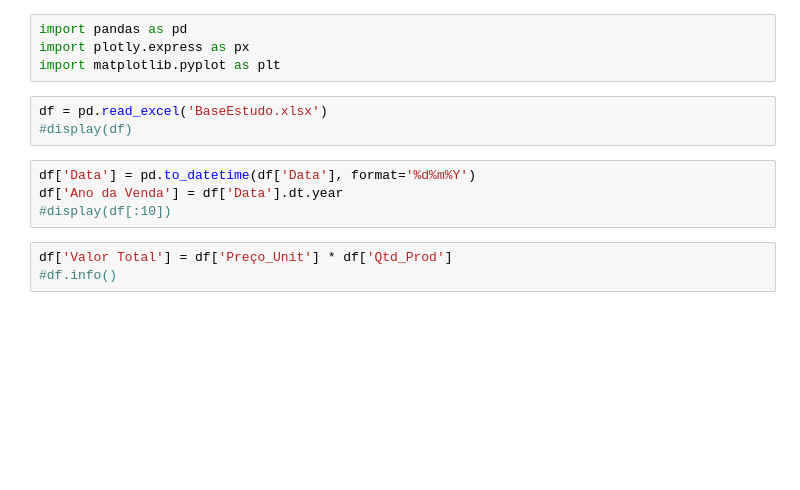
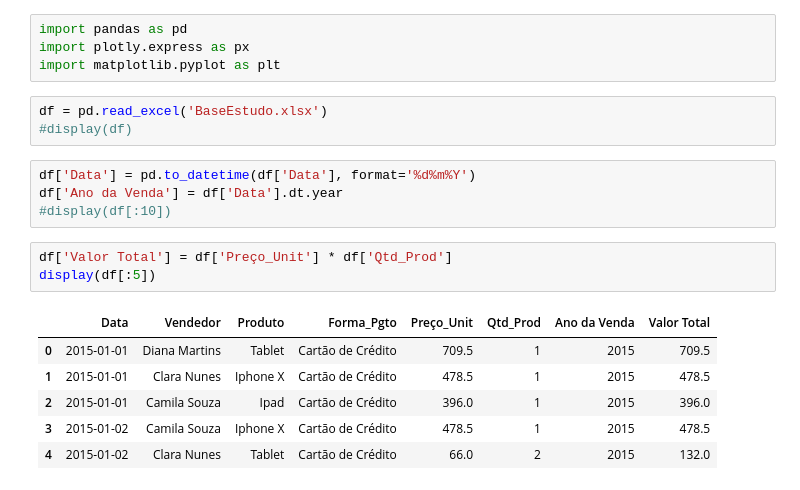
Before and after one commit to fernandomsarnin/newanalyse, a Jupyter notebook: analdadoscolumnmult.ipynb, the cells around one changed output. Cells and saved outputs as stored; diff of their text form; blank space fills up the shorter version.

```diff
--- a/analdadoscolumnmult.ipynb
+++ b/analdadoscolumnmult.ipynb
@@ -11,7 +11,14 @@ df['Ano da Venda'] = df['Data'].dt.year
 #display(df[:10])
 # %%
 df['Valor Total'] = df['Preço_Unit'] * df['Qtd_Prod']
-#df.info()
+display(df[:5])
+# %% [output]
+|  | Data | Vendedor | Produto | Forma_Pgto | Preço_Unit | Qtd_Prod | Ano da Venda | Valor Total |
+| 0 | 2015-01-01 | Diana Martins | Tablet | Cartão de Crédito | 709.5 | 1 | 2015 | 709.5 |
+| 1 | 2015-01-01 | Clara Nunes | Iphone X | Cartão de Crédito | 478.5 | 1 | 2015 | 478.5 |
+| 2 | 2015-01-01 | Camila Souza | Ipad | Cartão de Crédito | 396.0 | 1 | 2015 | 396.0 |
+| 3 | 2015-01-02 | Camila Souza | Iphone X | Cartão de Crédito | 478.5 | 1 | 2015 | 478.5 |
+| 4 | 2015-01-02 | Clara Nunes | Tablet | Cartão de Crédito | 66.0 | 2 | 2015 | 132.0 |
 # %%
 import seaborn as sns
 #sns.set_theme(style='darkgrid', palete='deep', context='notebook')
```
Also changed, not shown: parts of 1 cell of this notebook.
